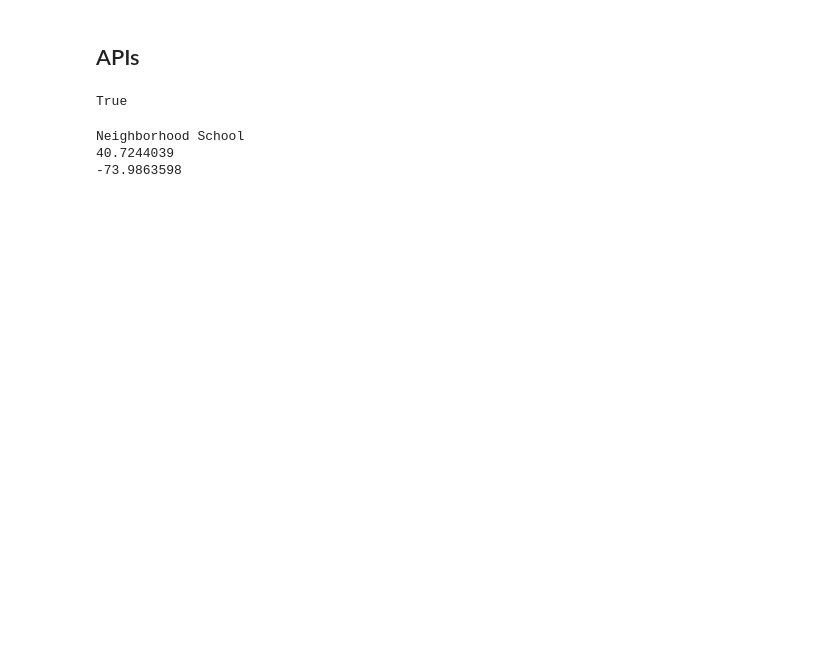
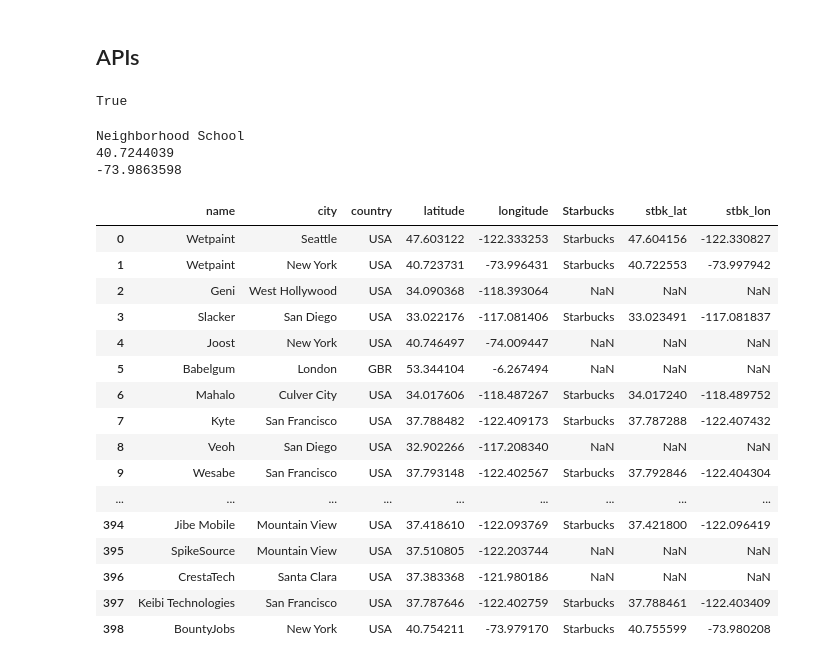
Before and after one commit to firmai/office-location-project, a Jupyter notebook: PyMongo.ipynb, the cells around one changed output. Cells and saved outputs as stored; diff of their text form; code cells hidden in the pictures; blank space fills up the shorter version.

Commit message:
Dataframe with starbucks info done.

```diff
--- a/PyMongo.ipynb
+++ b/PyMongo.ipynb
@@ -96,3 +97,5 @@ startup_clean
 | 1207 | Incuity Software | Mission Viejo | USA | 33.664087 | -117.632519 |
 | 1209 | Tiny Speck | Vancouver | CAN | 49.282455 | -123.109217 |
 822 rows × 5 columns
+# %%
+startup_clean.index = pd.RangeIndex(len(startup_clean.index))
@@ -151,12 +173,38 @@ print(l[0]['geometry']['location']['lng'])
 Neighborhood School
 40.7244039
 -73.9863598
-# %%
-for i in range(len(startup_clean)) :
-    isbn = startup_clean.loc[i, "isbn13"]
-    book = githubRequestAuthorized(isbn)
-    try:
-        startup_clean.loc[i, 'Genre'] = book['items'][0]['volumeInfo']['categories'][0]
-
-    except:
-        startup_clean.loc[i, 'Genre'] = 'Others'
+# %%
+for i in range(439,len(startup_clean)) :
+    lat = startup_clean.loc[i, "latitude"]
+    lon = startup_clean.loc[i, "longitude"]
+    starbucks = googleRequestAuthorized(str(lat),str(lon),"200","starbucks")
+    try:
+        startup_clean.loc[i, 'Starbucks'] = starbucks['results'][0]['name']
+        startup_clean.loc[i, 'stbk_lat'] = starbucks['results'][0]['geometry']['location']['lat']
+        startup_clean.loc[i, 'stbk_lon'] = starbucks['results'][0]['geometry']['location']['lng']
+
+    except:
+        startup_clean.loc[i, 'Starbucks'] = np.nan
+        startup_clean.loc[i, 'stbk_lat'] = np.nan
+        startup_clean.loc[i, 'stbk_lon'] = np.nan
+# %%
+pd.set_option('display.max_rows', None)
+display(startup_clean)
+# %% [output]
+|  | name | city | country | latitude | longitude | Starbucks | stbk_lat | stbk_lon |
+| 0 | Wetpaint | Seattle | USA | 47.603122 | -122.333253 | Starbucks | 47.604156 | -122.330827 |
+| 1 | Wetpaint | New York | USA | 40.723731 | -73.996431 | Starbucks | 40.722553 | -73.997942 |
+| 2 | Geni | West Hollywood | USA | 34.090368 | -118.393064 | NaN | NaN | NaN |
+| 3 | Slacker | San Diego | USA | 33.022176 | -117.081406 | Starbucks | 33.023491 | -117.081837 |
+| 4 | Joost | New York | USA | 40.746497 | -74.009447 | NaN | NaN | NaN |
+| 5 | Babelgum | London | GBR | 53.344104 | -6.267494 | NaN | NaN | NaN |
+| 6 | Mahalo | Culver City | USA | 34.017606 | -118.487267 | Starbucks | 34.017240 | -118.489752 |
+| 7 | Kyte | San Francisco | USA | 37.788482 | -122.409173 | Starbucks | 37.787288 | -122.407432 |
+| 8 | Veoh | San Diego | USA | 32.902266 | -117.208340 | NaN | NaN | NaN |
+| 9 | Wesabe | San Francisco | USA | 37.793148 | -122.402567 | Starbucks | 37.792846 | -122.404304 |
+| ... | ... | ... | ... | ... | ... | ... | ... | ... |
+| 394 | Jibe Mobile | Mountain View | USA | 37.418610 | -122.093769 | Starbucks | 37.421800 | -122.096419 |
+| 395 | SpikeSource | Mountain View | USA | 37.510805 | -122.203744 | NaN | NaN | NaN |
+| 396 | CrestaTech | Santa Clara | USA | 37.383368 | -121.980186 | NaN | NaN | NaN |
+| 397 | Keibi Technologies | San Francisco | USA | 37.787646 | -122.402759 | Starbucks | 37.788461 | -122.403409 |
+| 398 | BountyJobs | New York | USA | 40.754211 | -73.979170 | Starbucks | 40.755599 | -73.980208 |
```
Also changed, not shown: parts of 3 cells of this notebook.
